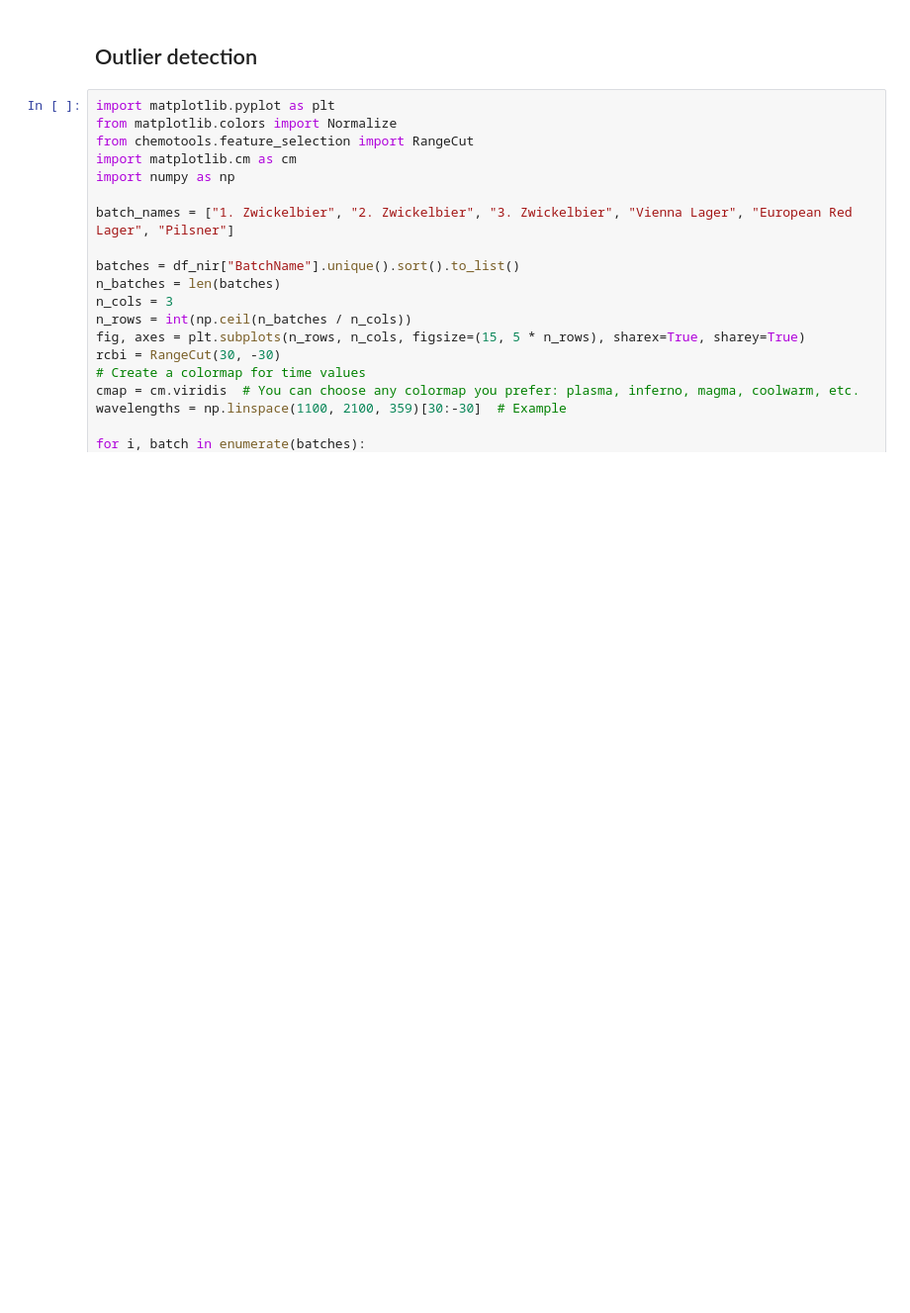
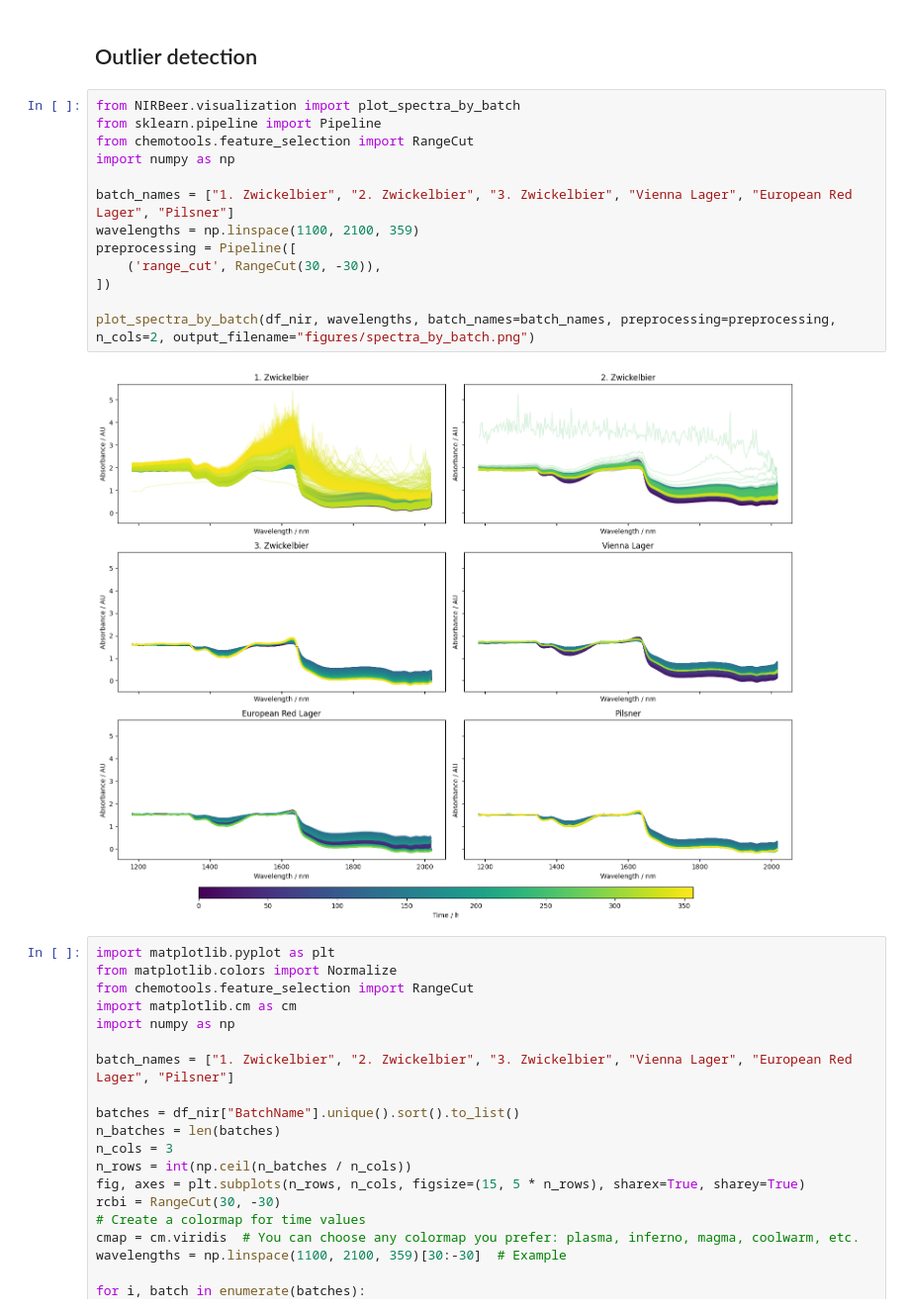
Before and after one commit to CTO-JKU/NIR-Beer-Fermentation-Monitoring, a Jupyter notebook: calibration.ipynb, the cells around one changed output. Shown at 99% size. Saved outputs shown, nothing was run; the diff lists cells and outputs as text; blank space fills up the shorter version.

```diff
--- a/calibration.ipynb
+++ b/calibration.ipynb
@@ -31,6 +31,21 @@ shape: (6, 3)
 | "06_Uni_Pils" | 6371 | 16 |
 # %% [markdown]
 ## Outlier detection
+# %%
+from NIRBeer.visualization import plot_spectra_by_batch
+from sklearn.pipeline import Pipeline
+from chemotools.feature_selection import RangeCut
+import numpy as np
+
+batch_names = ["1. Zwickelbier", "2. Zwickelbier", "3. Zwickelbier", "Vienna Lager", "European Red Lager", "Pilsner"]
+wavelengths = np.linspace(1100, 2100, 359)
+preprocessing = Pipeline([
+    ('range_cut', RangeCut(30, -30)),
+])
+
+plot_spectra_by_batch(df_nir, wavelengths, batch_names=batch_names, preprocessing=preprocessing, n_cols=2, output_filename="figures/spectra_by_batch.png")
+# %% [output]
+[figure, added]
 # %%
 import matplotlib.pyplot as plt
 from matplotlib.colors import Normalize
```
Also changed, not shown: 1 other file.
